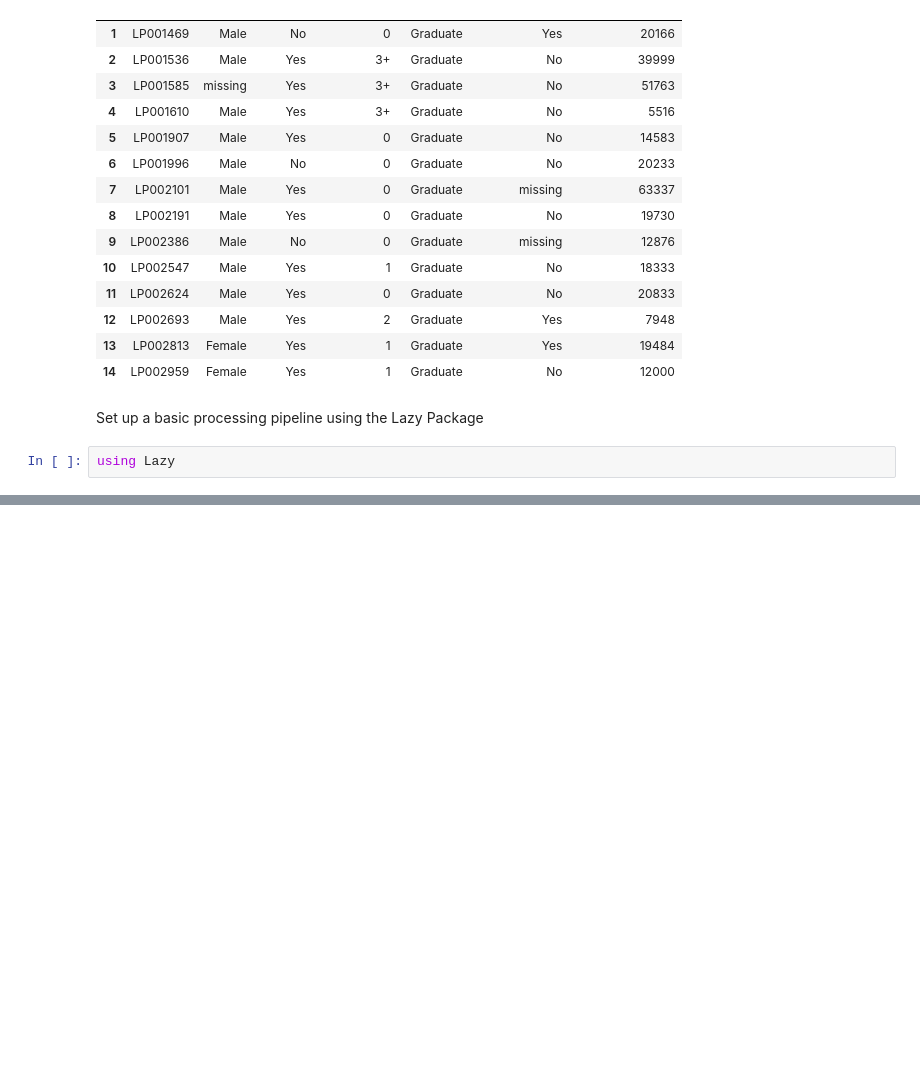
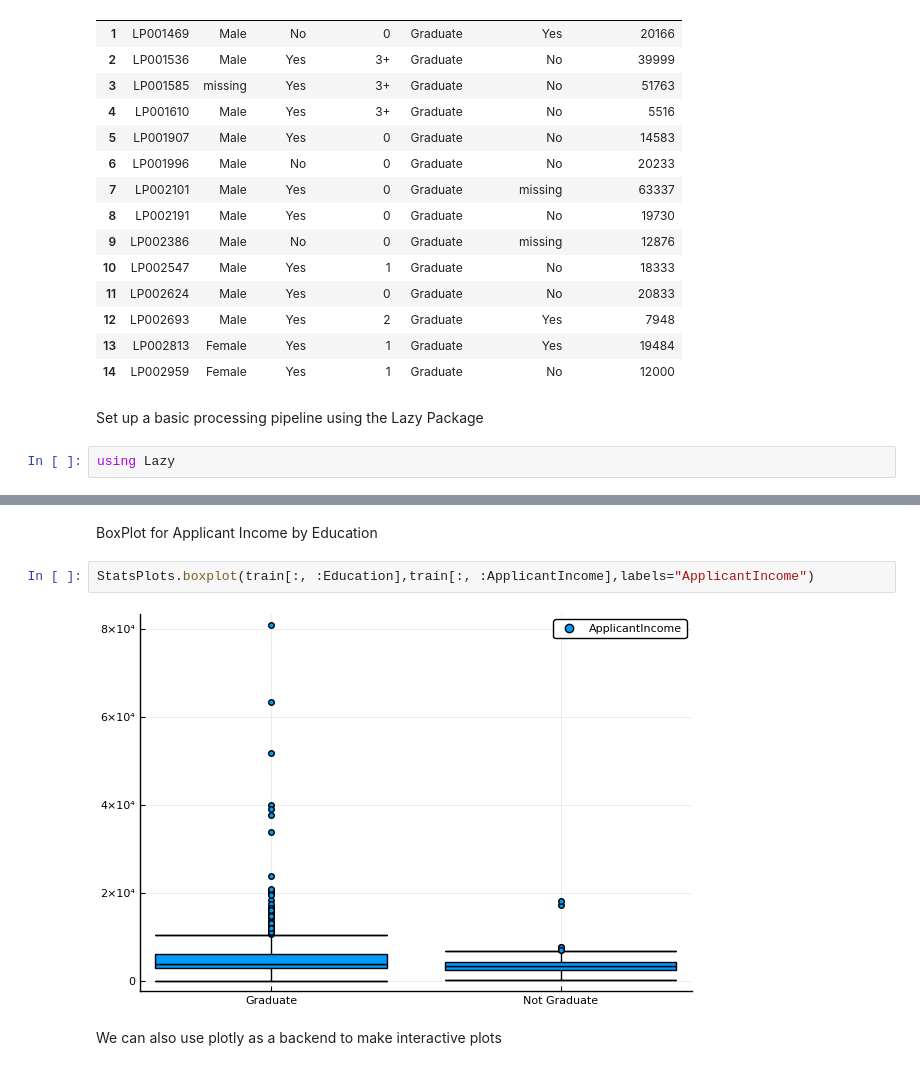
Before and after one commit to zanemurphy/Julia-Testing, a Jupyter notebook: julia_test.ipynb, the cells around one changed output, grey strips where cells are left out. Drawn from its saved outputs; the diff is of its cells as text; blank space fills up the shorter version.

```diff
--- a/julia_test.ipynb
+++ b/julia_test.ipynb
@@ -440,0 +468,8 @@ end
+# %% [markdown]
+BoxPlot for Applicant Income by Education
+# %%
+StatsPlots.boxplot(train[:, :Education],train[:, :ApplicantIncome],labels="ApplicantIncome")
+# %% [output]
+[figure, added]
+# %% [markdown]
+We can also use plotly as a backend to make interactive plots
```
Also changed, not shown: parts of 35 cells of this notebook, 1 other file.
